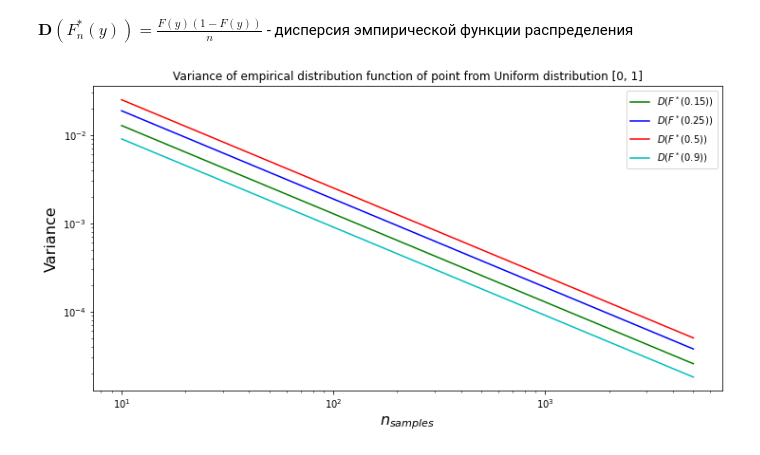
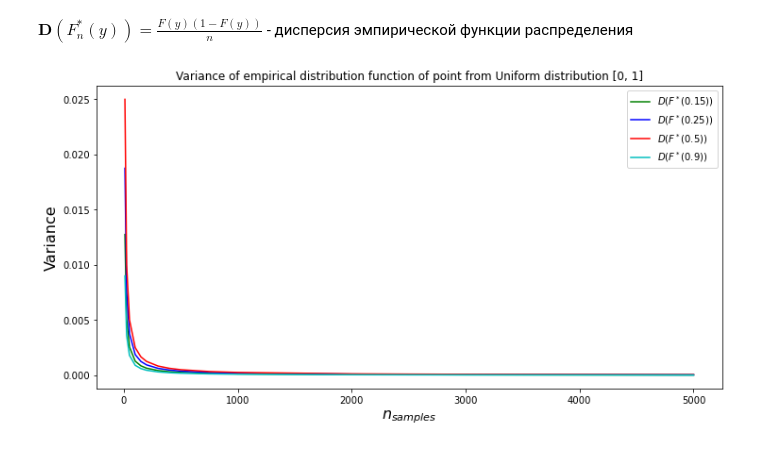
Before and after one commit to Alexoflife/Bioinf_stat, a Jupyter notebook: MHW1_Petrov_var7.ipynb, the cells around one changed output. Saved outputs shown, nothing was run; the diff lists cells and outputs as text; code cells hidden in the pictures.

```diff
--- a/MHW1_Petrov_var7.ipynb
+++ b/MHW1_Petrov_var7.ipynb
@@ -229,25 +229,23 @@ $\textbf{D}(F_n^*(y))=\frac{F(y)(1-F(y))}{n}$ - дисперсия эмпири
 # %%
 plt.figure(figsize=(10, 5))
 plt.tight_layout()
 ind = 1
 n_samples = [10, 25, 50, 100, 150, 200, 300, 400, 500, 750, 1000, 2000, 2500, 3000, 5000]
 X =  [0.15, 0.25, 0.5, 0.9] # fixed point
 param = 1 # upper bound of Uniform distribution (bottom bound is 0)
 colors = ['g', 'b', 'r', 'c']
 font = {'size': 16,
         }
 for ind, x in enumerate(X):
     D_emp_U = []
     for i, n in enumerate(n_samples):
         D_emp_U.append((x/param)*(1-x/param)/(n))
     plt.tight_layout()
     plt.plot(n_samples, D_emp_U, color=colors[ind], label=f'$D(F^*({x}))$')
 plt.xlabel('$n_{samples}$', fontdict=font)
 plt.ylabel('Variance', fontdict=font)
 plt.title('Variance of empirical distribution function of point from Uniform distribution [0, 1]')
-plt.yscale('log')
-plt.xscale('log')
 plt.legend()
 plt.show()
 # %% [output]
-[figure, old version]
+[figure, new version]
```
Also changed, not shown: parts of 2 cells of this notebook.
